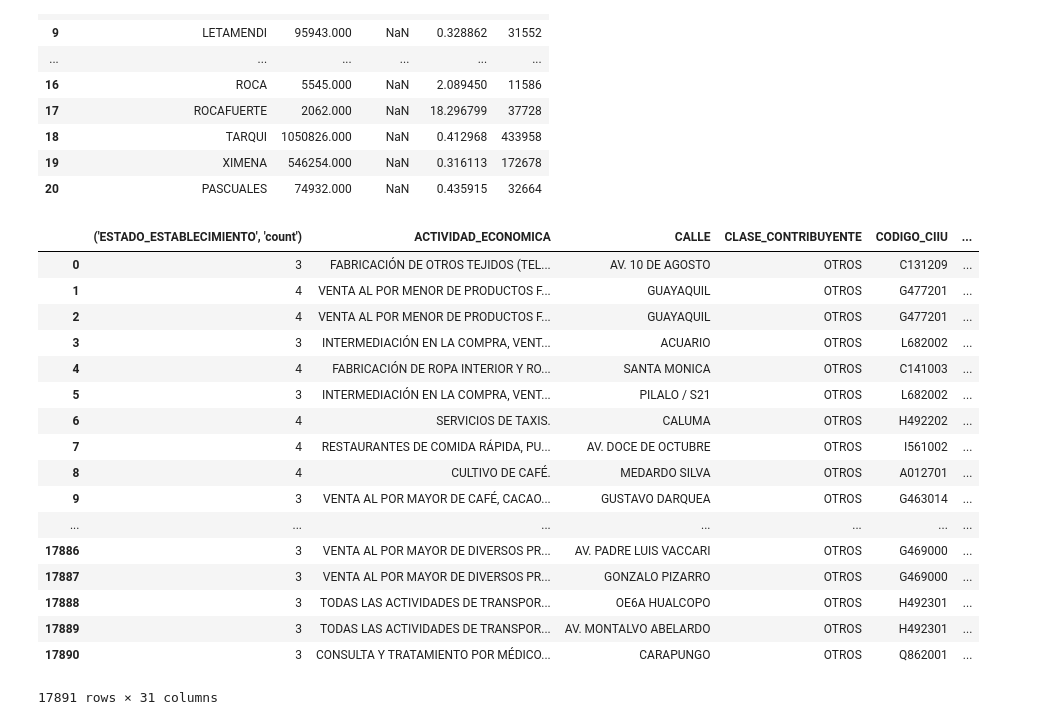
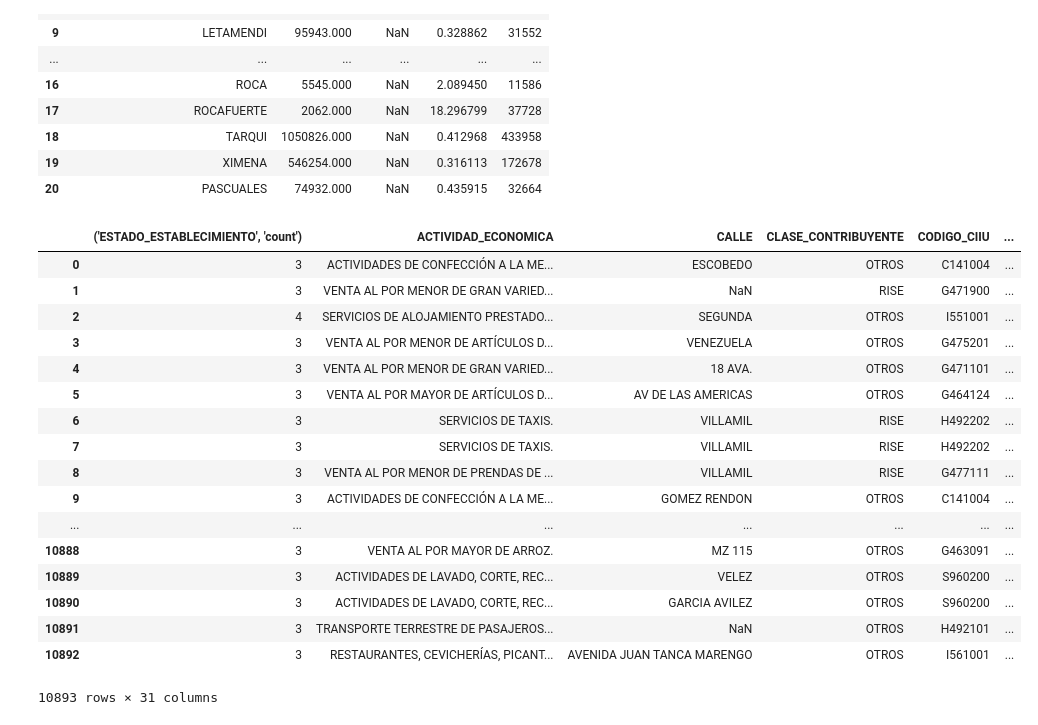
Before and after one commit to mdleiton/AED, a Jupyter notebook: Proyecto/proyecto.ipynb, the cells around one changed output. Drawn from its saved outputs; the diff is of its cells as text; code cells hidden in the pictures.

```diff
--- a/Proyecto/proyecto.ipynb
+++ b/Proyecto/proyecto.ipynb
@@ -358,24 +378,24 @@ factor[["DESCRIPCION_PARROQUIA","POBLACION","AREA","factor","ID"]]
 | 19 | XIMENA | 546254.000 | NaN | 0.316113 | 172678 |
 | 20 | PASCUALES | 74932.000 | NaN | 0.435915 | 32664 |
 # %%
-grafo = pandaExport.read_csv("grafoABIERTOS"+ FILE_NAME,sep=",",encoding ="utf-8",error_bad_lines=False)
-grafo
+grafoAbiertos = pandaExport.read_csv("grafoABIERTOS"+ FILE_NAME,sep=",",encoding ="utf-8",error_bad_lines=False)
+grafoAbiertos
 # %% [output]
 |  | ('ESTADO_ESTABLECIMIENTO', 'count') | ACTIVIDAD_ECONOMICA | CALLE | CLASE_CONTRIBUYENTE | CODIGO_CIIU | ... |
-| 0 | 3 | FABRICACIÓN DE OTROS TEJIDOS (TEL... | AV. 10 DE AGOSTO | OTROS | C131209 | ... |
-| 1 | 4 | VENTA AL POR MENOR DE PRODUCTOS F... | GUAYAQUIL | OTROS | G477201 | ... |
-| 2 | 4 | VENTA AL POR MENOR DE PRODUCTOS F... | GUAYAQUIL | OTROS | G477201 | ... |
-| 3 | 3 | INTERMEDIACIÓN EN LA COMPRA, VENT... | ACUARIO | OTROS | L682002 | ... |
-| 4 | 4 | FABRICACIÓN DE ROPA INTERIOR Y RO... | SANTA MONICA | OTROS | C141003 | ... |
-| 5 | 3 | INTERMEDIACIÓN EN LA COMPRA, VENT... | PILALO / S21 | OTROS | L682002 | ... |
-| 6 | 4 | SERVICIOS DE TAXIS. | CALUMA | OTROS | H492202 | ... |
-| 7 | 4 | RESTAURANTES DE COMIDA RÁPIDA, PU... | AV. DOCE DE OCTUBRE | OTROS | I561002 | ... |
-| 8 | 4 | CULTIVO DE CAFÉ. | MEDARDO SILVA | OTROS | A012701 | ... |
-| 9 | 3 | VENTA AL POR MAYOR DE CAFÉ, CACAO... | GUSTAVO DARQUEA | OTROS | G463014 | ... |
+| 0 | 3 | ACTIVIDADES DE CONFECCIÓN A LA ME... | ESCOBEDO | OTROS | C141004 | ... |
+| 1 | 3 | VENTA AL POR MENOR DE GRAN VARIED... | NaN | RISE | G471900 | ... |
+| 2 | 4 | SERVICIOS DE ALOJAMIENTO PRESTADO... | SEGUNDA | OTROS | I551001 | ... |
+| 3 | 3 | VENTA AL POR MENOR DE ARTÍCULOS D... | VENEZUELA | OTROS | G475201 | ... |
+| 4 | 3 | VENTA AL POR MENOR DE GRAN VARIED... | 18 AVA. | OTROS | G471101 | ... |
+| 5 | 3 | VENTA AL POR MAYOR DE ARTÍCULOS D... | AV DE LAS AMERICAS | OTROS | G464124 | ... |
+| 6 | 3 | SERVICIOS DE TAXIS. | VILLAMIL | RISE | H492202 | ... |
+| 7 | 3 | SERVICIOS DE TAXIS. | VILLAMIL | RISE | H492202 | ... |
+| 8 | 3 | VENTA AL POR MENOR DE PRENDAS DE ... | VILLAMIL | RISE | G477111 | ... |
+| 9 | 3 | ACTIVIDADES DE CONFECCIÓN A LA ME... | GOMEZ RENDON | OTROS | C141004 | ... |
 | ... | ... | ... | ... | ... | ... | ... |
-| 17886 | 3 | VENTA AL POR MAYOR DE DIVERSOS PR... | AV. PADRE LUIS VACCARI | OTROS | G469000 | ... |
-| 17887 | 3 | VENTA AL POR MAYOR DE DIVERSOS PR... | GONZALO PIZARRO | OTROS | G469000 | ... |
-| 17888 | 3 | TODAS LAS ACTIVIDADES DE TRANSPOR... | OE6A HUALCOPO | OTROS | H492301 | ... |
-| 17889 | 3 | TODAS LAS ACTIVIDADES DE TRANSPOR... | AV. MONTALVO ABELARDO | OTROS | H492301 | ... |
-| 17890 | 3 | CONSULTA Y TRATAMIENTO POR MÉDICO... | CARAPUNGO | OTROS | Q862001 | ... |
+| 10888 | 3 | VENTA AL POR MAYOR DE ARROZ. | MZ 115 | OTROS | G463091 | ... |
+| 10889 | 3 | ACTIVIDADES DE LAVADO, CORTE, REC... | VELEZ | OTROS | S960200 | ... |
+| 10890 | 3 | ACTIVIDADES DE LAVADO, CORTE, REC... | GARCIA AVILEZ | OTROS | S960200 | ... |
+| 10891 | 3 | TRANSPORTE TERRESTRE DE PASAJEROS... | NaN | OTROS | H492101 | ... |
+| 10892 | 3 | RESTAURANTES, CEVICHERÍAS, PICANT... | AVENIDA JUAN TANCA MARENGO | OTROS | I561001 | ... |
-17891 rows × 31 columns
+10893 rows × 31 columns
```
Also changed, not shown: parts of 18 cells of this notebook, 45 other files.
